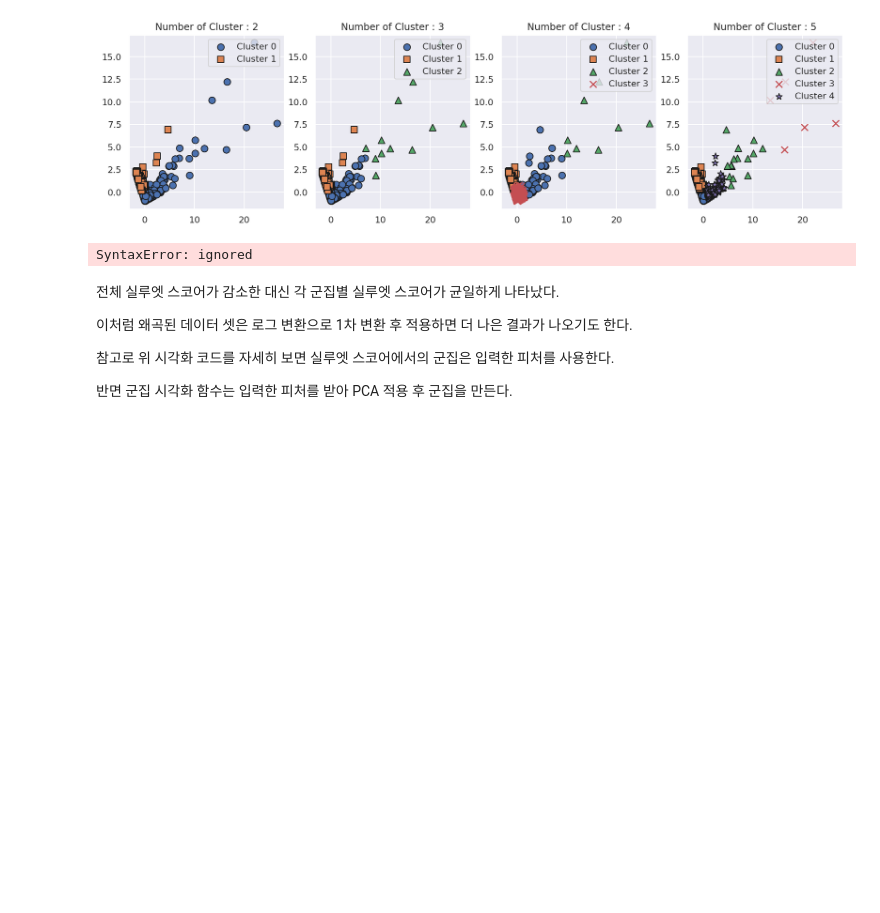
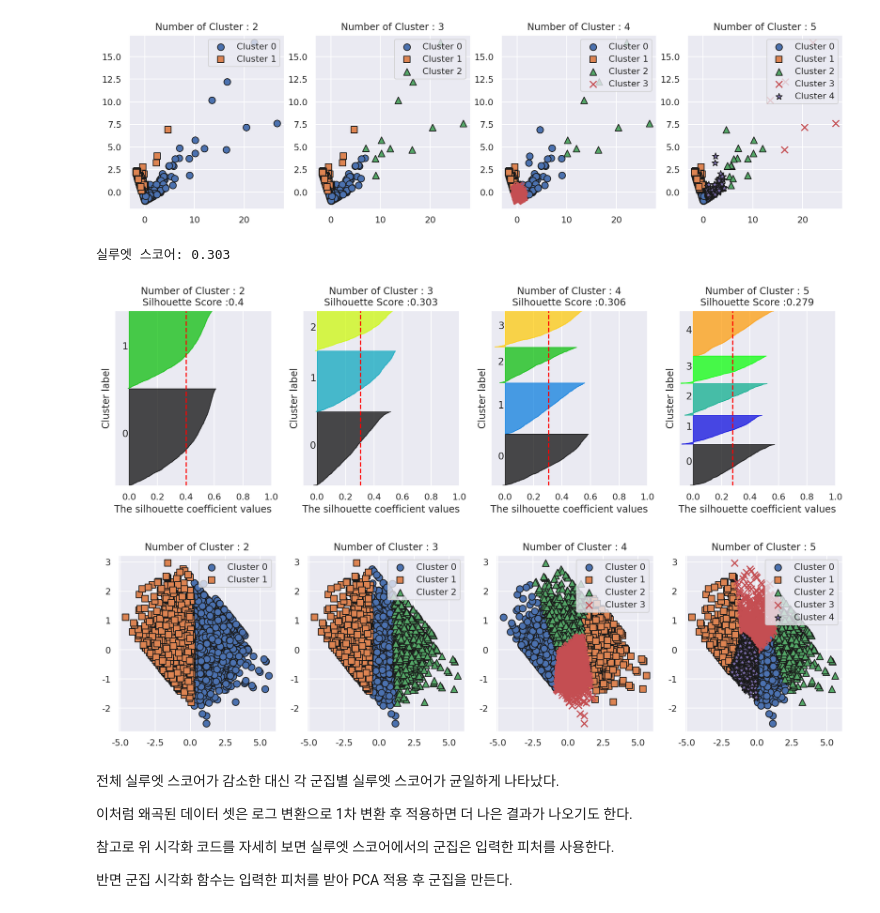
Before and after one commit to sooonsyk/ESAA, a Jupyter notebook: Week17_HW2.ipynb, the cells around one changed output. Saved outputs shown, nothing was run; the diff lists cells and outputs as text; code cells hidden in the pictures; blank space fills up the shorter version.

```diff
--- a/Week17_HW2.ipynb
+++ b/Week17_HW2.ipynb
@@ -368,30 +368,32 @@ visualize_kmeans_plot_multi([2,3,4,5],X_features_scaled)
 [figure]
 [figure]
 # %%
-1.2.2 로그 변환Permalink
+#1.2.2 로그 변환Permalink
 # 로그 변환
 cust_df['Recency_log'] = np.log1p(cust_df['Recency'])
 cust_df['Frequency_log'] = np.log1p(cust_df['Frequency'])
 cust_df['Monetary_log'] = np.log1p(cust_df['Monetary'])
 
 # StandardScaler
 X_features = cust_df[['Recency_log','Frequency_log','Monetary_log']].values
 X_features_scaled = StandardScaler().fit_transform(X_features)
 
 # KMeans
 kmeans = KMeans(n_clusters=3, random_state=0)
 labels = kmeans.fit_predict(X_features_scaled)
 cust_df["cluster_label"] = labels
 
 # 실루엣 스코어
 silhouette_kmeans = silhouette_score(X_features_scaled, labels)
 print(f"실루엣 스코어: {silhouette_kmeans:.3f}")
 
 
 visualize_silhouette([2,3,4,5],X_features_scaled)
 visualize_kmeans_plot_multi([2,3,4,5],X_features_scaled)
 # %% [output]
-SyntaxError: ignored
+실루엣 스코어: 0.303
+[figure, added]
+[figure, added]
 # %% [markdown]
 
 전체 실루엣 스코어가 감소한 대신 각 군집별 실루엣 스코어가 균일하게 나타났다.
```
